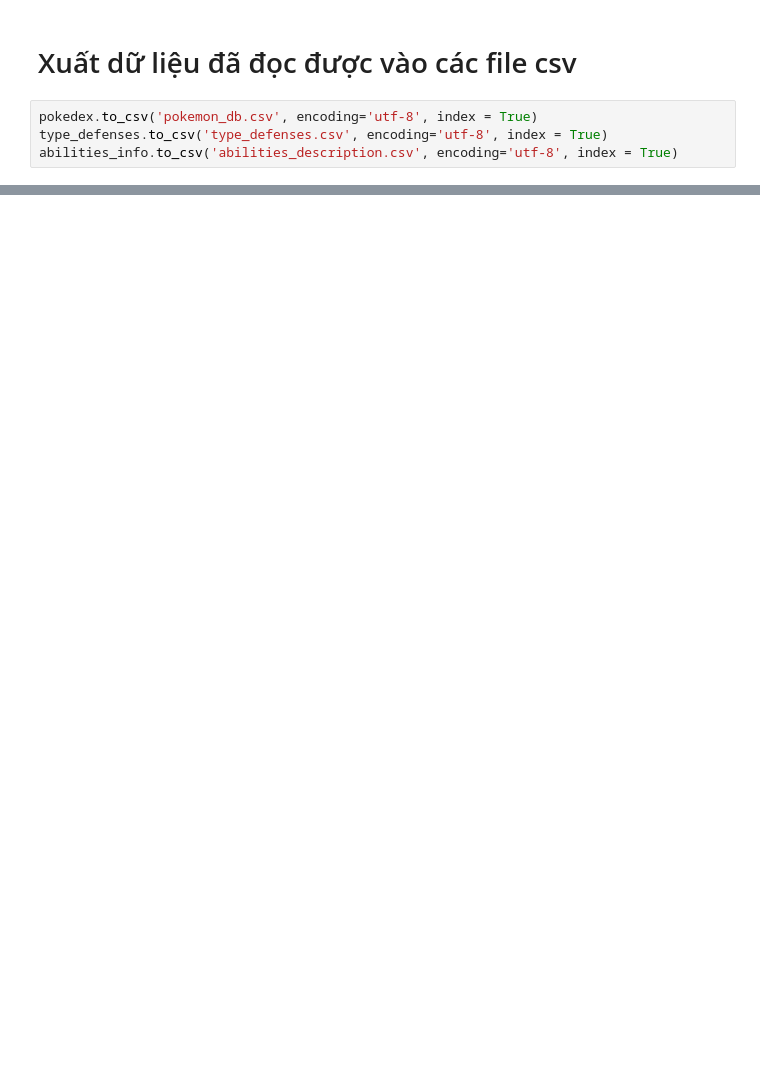
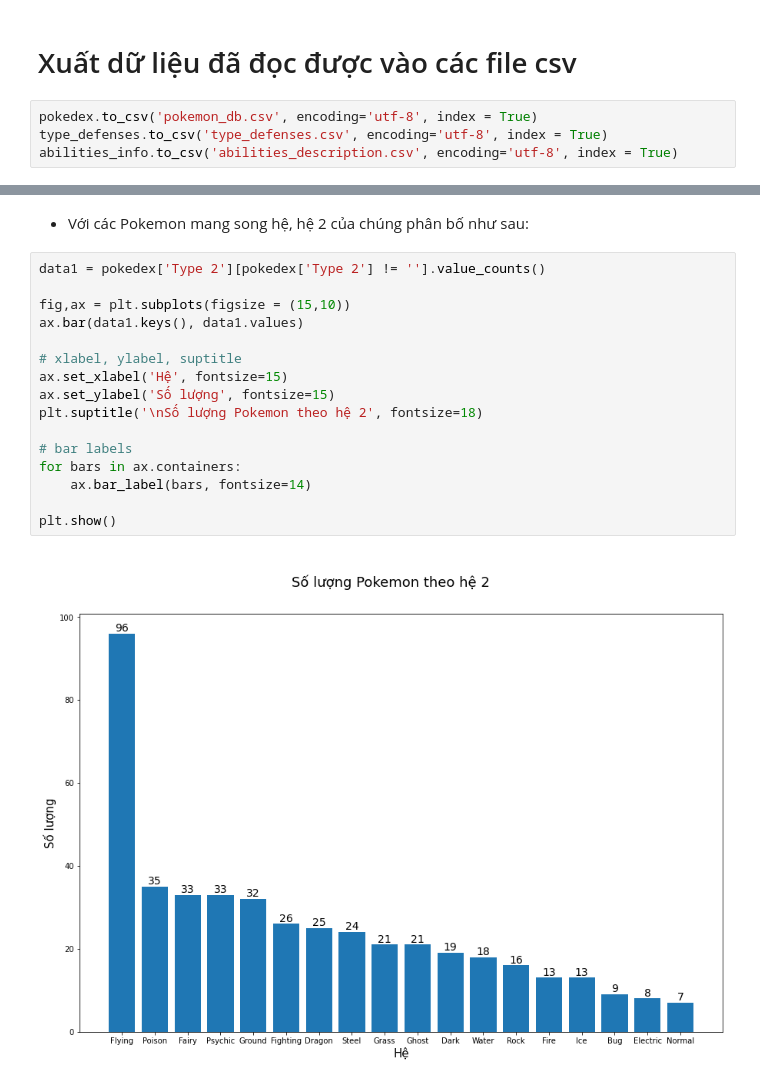
Before and after one commit to dangquangnguyenn/pokedex_crawler, a Jupyter notebook: pokedex_crawler.ipynb, the cells around one changed output, grey strips where cells are left out. Drawn from its saved outputs; the diff is of its cells as text; blank space fills up the shorter version.

```diff
--- a/pokedex_crawler.ipynb
+++ b/pokedex_crawler.ipynb
@@ -395,0 +425,20 @@ abilities_info.to_csv('abilities_description.csv', encoding='utf-8', index = Tru
+# %% [markdown]
+- Với các Pokemon mang song hệ, hệ 2 của chúng phân bố như sau:
+# %%
+data1 = pokedex['Type 2'][pokedex['Type 2'] != ''].value_counts()
+
+fig,ax = plt.subplots(figsize = (15,10))
+ax.bar(data1.keys(), data1.values)
+
+# xlabel, ylabel, suptitle
+ax.set_xlabel('Hệ', fontsize=15)
+ax.set_ylabel('Số lượng', fontsize=15)
+plt.suptitle('\nSố lượng Pokemon theo hệ 2', fontsize=18)
+
+# bar labels
+for bars in ax.containers:
+    ax.bar_label(bars, fontsize=14)
+
+plt.show()
+# %% [output]
+[figure, added]
```
Also changed, not shown: parts of 34 cells of this notebook.
